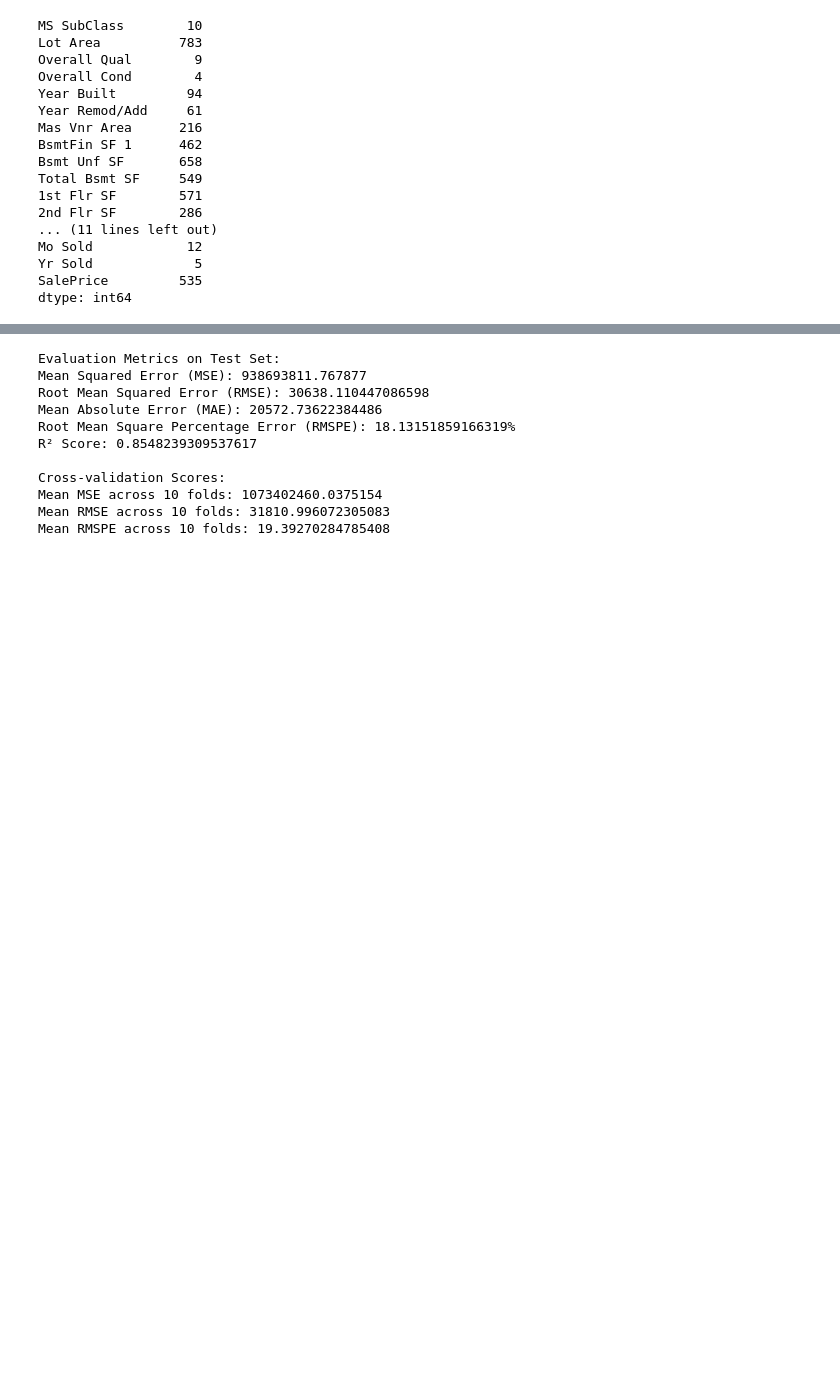
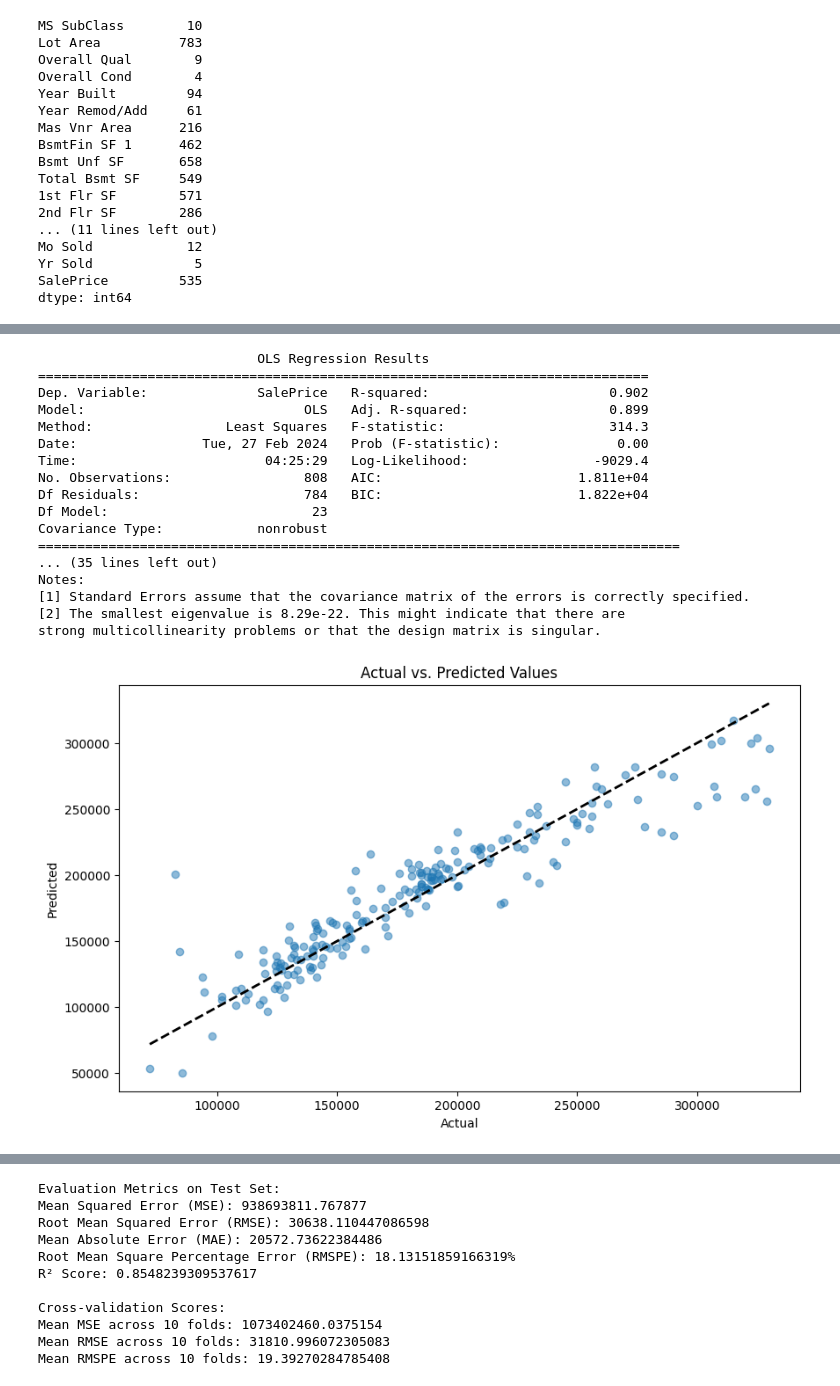
Before and after one commit to maxenlee/Deep-Dive, a Jupyter notebook: Maxen_Project2.ipynb, the cells around one changed output, grey strips where cells are left out. Drawn from its saved outputs; the diff is of its cells as text; code cells hidden in the pictures; blank space fills up the shorter version.

```diff
--- a/Maxen_Project2.ipynb
+++ b/Maxen_Project2.ipynb
@@ -523,0 +587,47 @@ plt.show()
+# %%
+# Preparing the data
+X = filtered_df_numerical.drop(columns=['SalePrice'])  # Predictors
+y = filtered_df_numerical['SalePrice']  # Target variable
+
+# Adding a constant to the model for the intercept
+X = sm.add_constant(X)
+
+# Splitting the dataset
+X_train, X_test, y_train, y_test = train_test_split(X, y, random_state=420, test_size=0.2, shuffle=True)
+
+# Fitting the model using statsmodels
+model = sm.OLS(y_train, X_train).fit()
+
+# Displaying the model summary
+print(model.summary())
+
+# Making predictions
+y_pred = model.predict(X_test)  # Predicting
+
+# Plotting Predicted vs. Actual Values
+plt.figure(figsize=(10, 6))
+plt.scatter(y_test, y_pred, alpha=0.5)
+plt.plot([y_test.min(), y_test.max()], [y_test.min(), y_test.max()], 'k--', lw=2)
+plt.xlabel('Actual')
+plt.ylabel('Predicted')
+plt.title('Actual vs. Predicted Values')
+plt.show()
+# %% [output]
+                            OLS Regression Results
+==============================================================================
+Dep. Variable:              SalePrice   R-squared:                       0.902
+Model:                            OLS   Adj. R-squared:                  0.899
+Method:                 Least Squares   F-statistic:                     314.3
+Date:                Tue, 27 Feb 2024   Prob (F-statistic):               0.00
+Time:                        04:25:29   Log-Likelihood:                -9029.4
+No. Observations:                 808   AIC:                         1.811e+04
+Df Residuals:                     784   BIC:                         1.822e+04
+Df Model:                          23
+Covariance Type:            nonrobust
+==================================================================================
+... (35 lines left out)
+Notes:
+[1] Standard Errors assume that the covariance matrix of the errors is correctly specified.
+[2] The smallest eigenvalue is 8.29e-22. This might indicate that there are
+strong multicollinearity problems or that the design matrix is singular.
+[figure, added]
```
Also changed, not shown: parts of 36 cells of this notebook.
